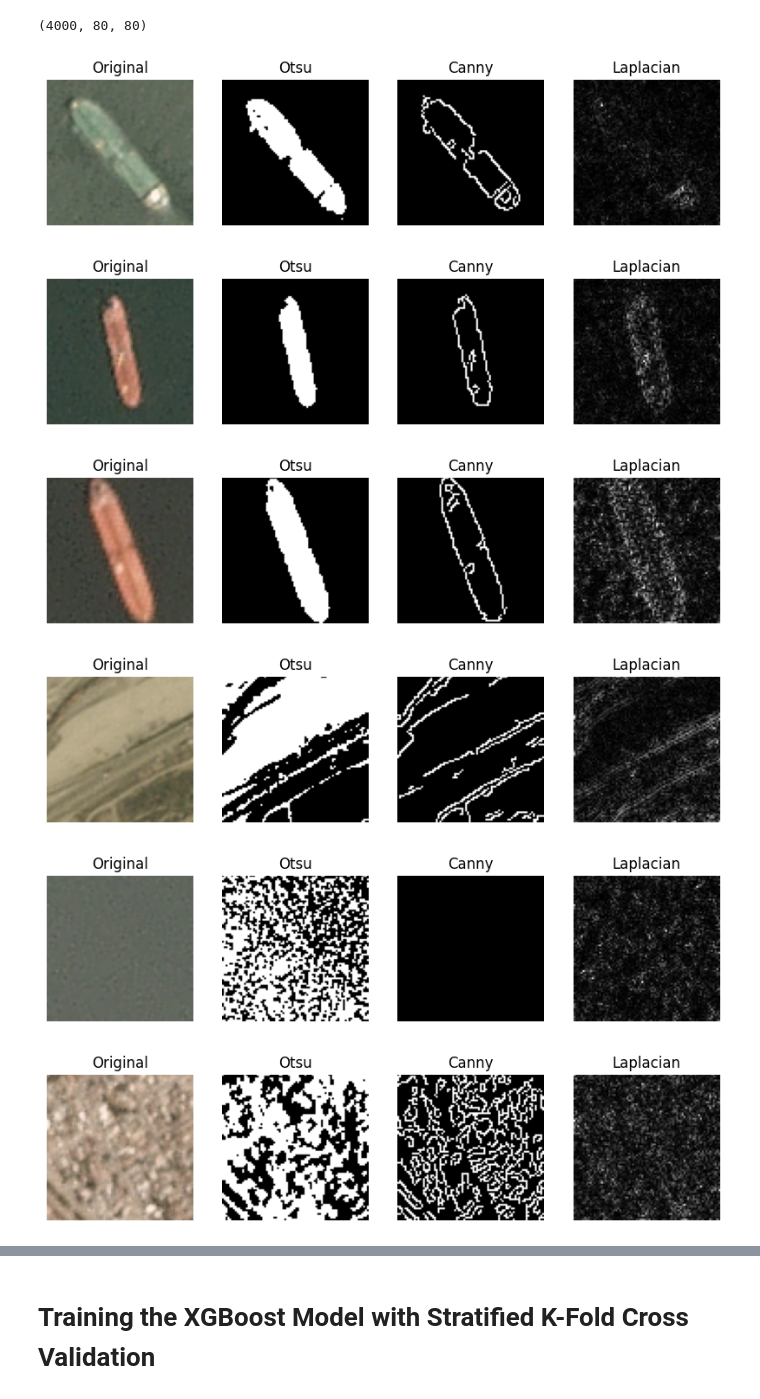
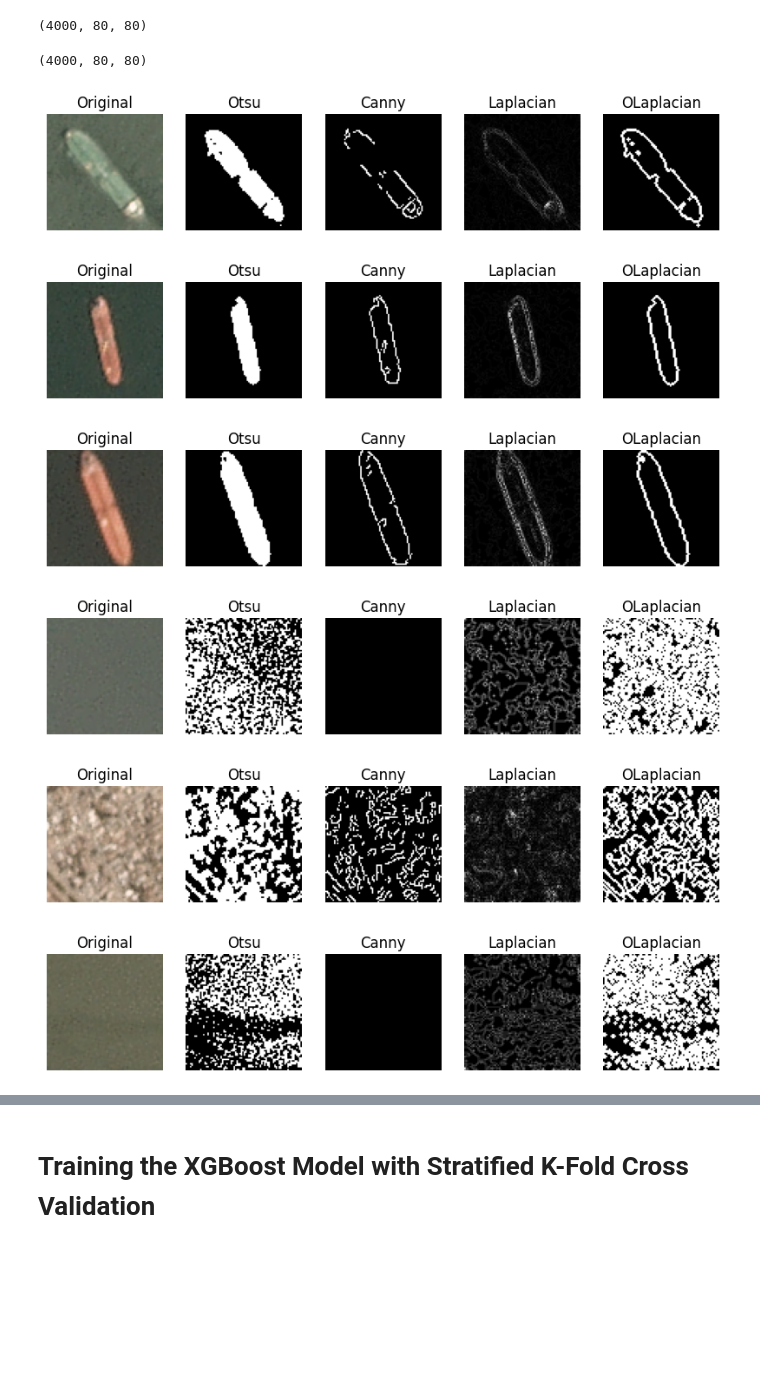
Before and after one commit to stackofsugar/ship-satellite-detector, a Jupyter notebook: notebook.ipynb, the cells around one changed output, grey strips where cells are left out. Cells and saved outputs as stored; diff of their text form; code cells hidden in the pictures; blank space fills up the shorter version.

Commit message:
Added Otsu + Laplacian preprocessing, reconfigured Laplacian and Canny preprocessing

```diff
--- a/notebook.ipynb
+++ b/notebook.ipynb
@@ -179,7 +179,7 @@ X_otsu.shape
 # Applying Canny edge detection
 
 # Canny parameters
-LOWER_BOUND = 100
+LOWER_BOUND = 170
 UPPER_BOUND = 200
 
 X_canny = np.array([cv.Canny(x, LOWER_BOUND, UPPER_BOUND) for x in X_gray])
@@ -193,38 +193,50 @@ X_canny.shape
 KERNEL_SIZE = 3
 
 # Remove noise first with Gaussian filter
-X_lapl = np.array([cv.GaussianBlur(x, (5, 5), 0) for x in X_gray])
+# X_lapl = np.array([cv.GaussianBlur(x, (5, 5), 5) for x in X_gray])
 
-X_lapl = np.array([cv.convertScaleAbs(cv.Laplacian(x, cv.CV_16S, KERNEL_SIZE)) for x in X_gray])
+X_lapl = np.array([cv.medianBlur(x, 7) for x in X_gray])
+X_lapl = np.array([cv.convertScaleAbs(cv.Laplacian(x, cv.CV_16S, KERNEL_SIZE)) for x in X_lapl])
+# X_lapl = np.array([cv.GaussianBlur(x, (1, 1), 0) for x in X_lapl])
 X_lapl.shape
 # %% [output]
 (4000, 80, 80)
+# %%
+# Additonal: Applying Otsu + Laplacian edge detection
+
+# Laplacian parameter
+KERNEL_SIZE = 3
+
+X_olapl = np.array([cv.convertScaleAbs(cv.Laplacian(x, cv.CV_16S, KERNEL_SIZE)) for x in X_otsu])
+X_olapl.shape
+# %% [output]
+(4000, 80, 80)
 # %%
 # Randomly view comparisons between preprocessing frameworks
 
 for label in range(4):
     X_select = X[y == label]
     X_otsu_select = X_otsu[y == label]
     X_canny_select = X_canny[y == label]
     X_lapl_select = X_lapl[y == label]
+    X_olapl_select = X_olapl[y == label]
 
-    X_mapper = [X_select, X_otsu_select, X_canny_select, X_lapl_select]
-    X_kind_mask = ["Original", "Otsu", "Canny", "Laplacian"]
-    cmap_mapper = [None, "gray", "gray", "gray"]
+    X_mapper = [X_select, X_otsu_select, X_canny_select, X_lapl_select, X_olapl_select]
+    X_kind_mask = ["Original", "Otsu", "Canny", "Laplacian", "OLaplacian"]
+    cmap_mapper = [None, "gray", "gray", "gray", "gray"]
 
-
-    disp = np.random.randint(size=3, low=0, high=X_select.shape[0])
+    disp = np.random.randint(size=4, low=0, high=X_select.shape[0])
     for example in range(3):
         fig = plt.figure(figsize=(10, 10))
-        for cell in range(4):
-            fig.add_subplot(1, 4, cell + 1)
+        for cell in range(5):
+            fig.add_subplot(1, 5, cell + 1)
             plt.imshow(X_mapper[cell][disp[example]], cmap=cmap_mapper[cell])
             plt.axis("off")
             plt.title(X_kind_mask[cell])
 # %% [output]
-[figure, old version]
+[figure, new version]
-[figure, old version]
+[figure, new version]
-[figure, old version]
+[figure, new version]
-[figure, old version]
+[figure, new version]
-[figure, old version]
+[figure, new version]
-[figure, old version]
+[figure, new version]
```
Also changed, not shown: parts of 7 cells of this notebook.
